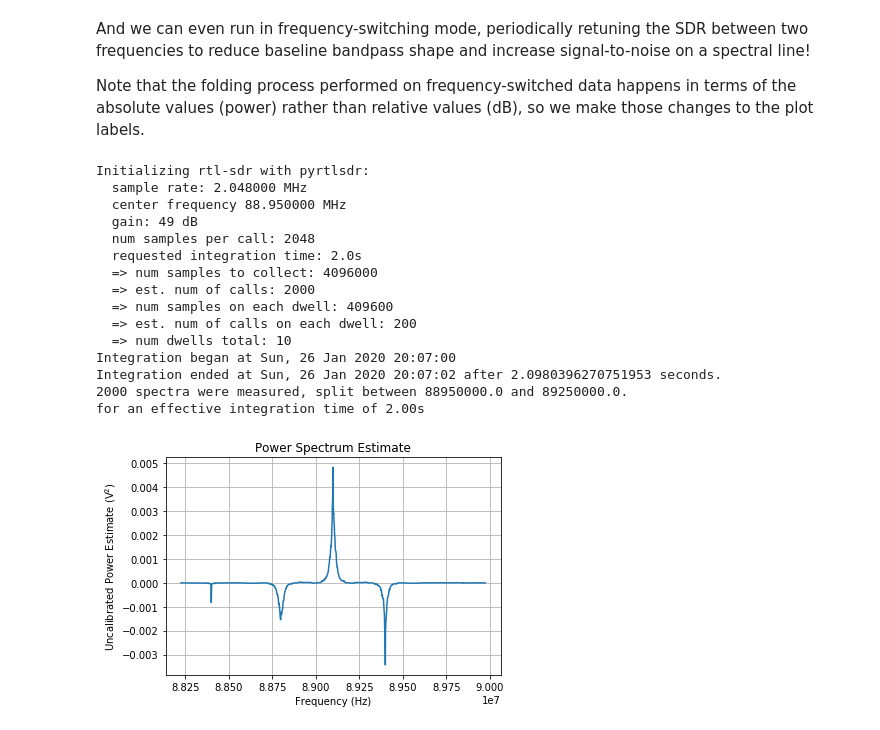
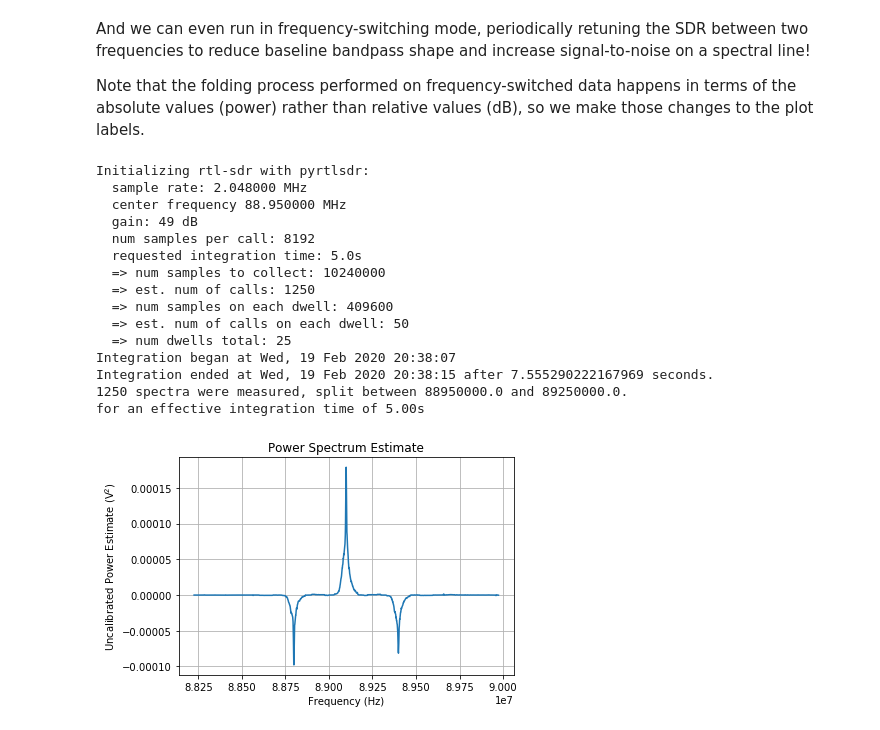
Before and after one commit to evanmayer/rtlobs, a Jupyter notebook: notebooks/obs_ex0.ipynb, the cells around one changed output. Saved outputs shown, nothing was run; the diff lists cells and outputs as text; code cells hidden in the pictures.

Commit message:
fswitching collection now function has same efficiency fixes applied to spectrum averaging function.

```diff
--- a/notebooks/obs_ex0.ipynb
+++ b/notebooks/obs_ex0.ipynb
@@ -63,26 +63,26 @@ And we can even run in frequency-switching mode, periodically retuning the SDR b
 
 Note that the folding process performed on frequency-switched data happens in terms of the absolute values (power) rather than relative values (dB), so we make those changes to the plot labels.
 # %%
-f, p = col.run_fswitch_int(2048, 49.6, 2.048e6, 88.95e6, 89.25e6, 2.0, fswitch=5)
+f, p = col.run_fswitch_int(8192, 2048, 49.6, 2.048e6, 88.95e6, 89.25e6, 5.0, fswitch=5)
 fig, ax = post.plot_spectrum(f, p)
 # Edit figure labels to be technically correct
 ax.set_ylabel('Uncalibrated Power Estimate (V$^2$)')
 ax.set_title('Power Spectrum Estimate')
 fig.savefig('../images/fswitch_int.png')
 # %% [output]
 Initializing rtl-sdr with pyrtlsdr:
   sample rate: 2.048000 MHz
   center frequency 88.950000 MHz
   gain: 49 dB
-  num samples per call: 2048
-  requested integration time: 2.0s
-  => num samples to collect: 4096000
-  => est. num of calls: 2000
+  num samples per call: 8192
+  requested integration time: 5.0s
+  => num samples to collect: 10240000
+  => est. num of calls: 1250
   => num samples on each dwell: 409600
-  => est. num of calls on each dwell: 200
-  => num dwells total: 10
-Integration began at Sun, 26 Jan 2020 20:07:00
-Integration ended at Sun, 26 Jan 2020 20:07:02 after 2.0980396270751953 seconds.
-2000 spectra were measured, split between 88950000.0 and 89250000.0.
-for an effective integration time of 2.00s
+  => est. num of calls on each dwell: 50
+  => num dwells total: 25
+Integration began at Wed, 19 Feb 2020 20:38:07
+Integration ended at Wed, 19 Feb 2020 20:38:15 after 7.555290222167969 seconds.
+1250 spectra were measured, split between 88950000.0 and 89250000.0.
+for an effective integration time of 5.00s
-[figure, old version]
+[figure, new version]
```
Also changed, not shown: parts of 2 cells of this notebook, 3 other files.
